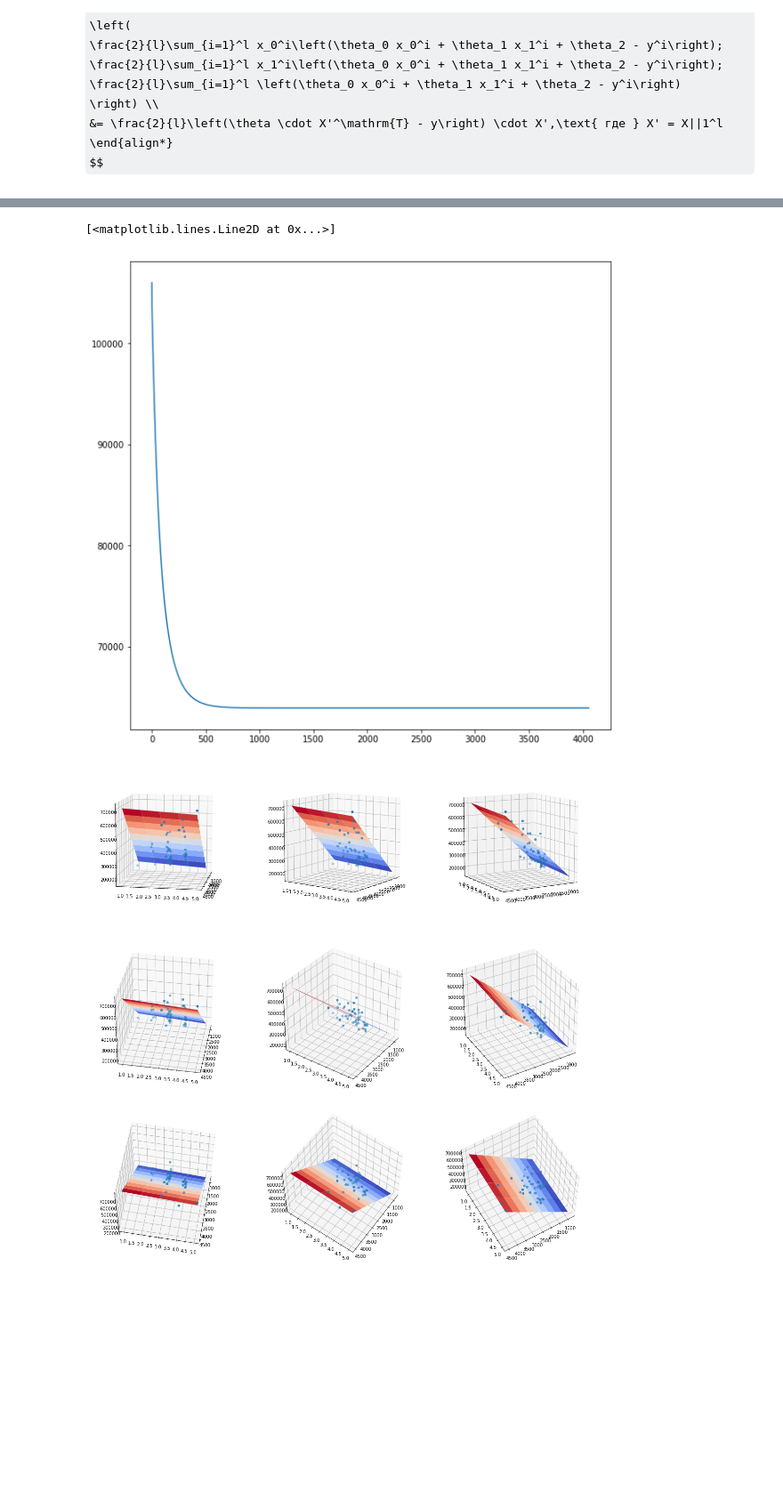
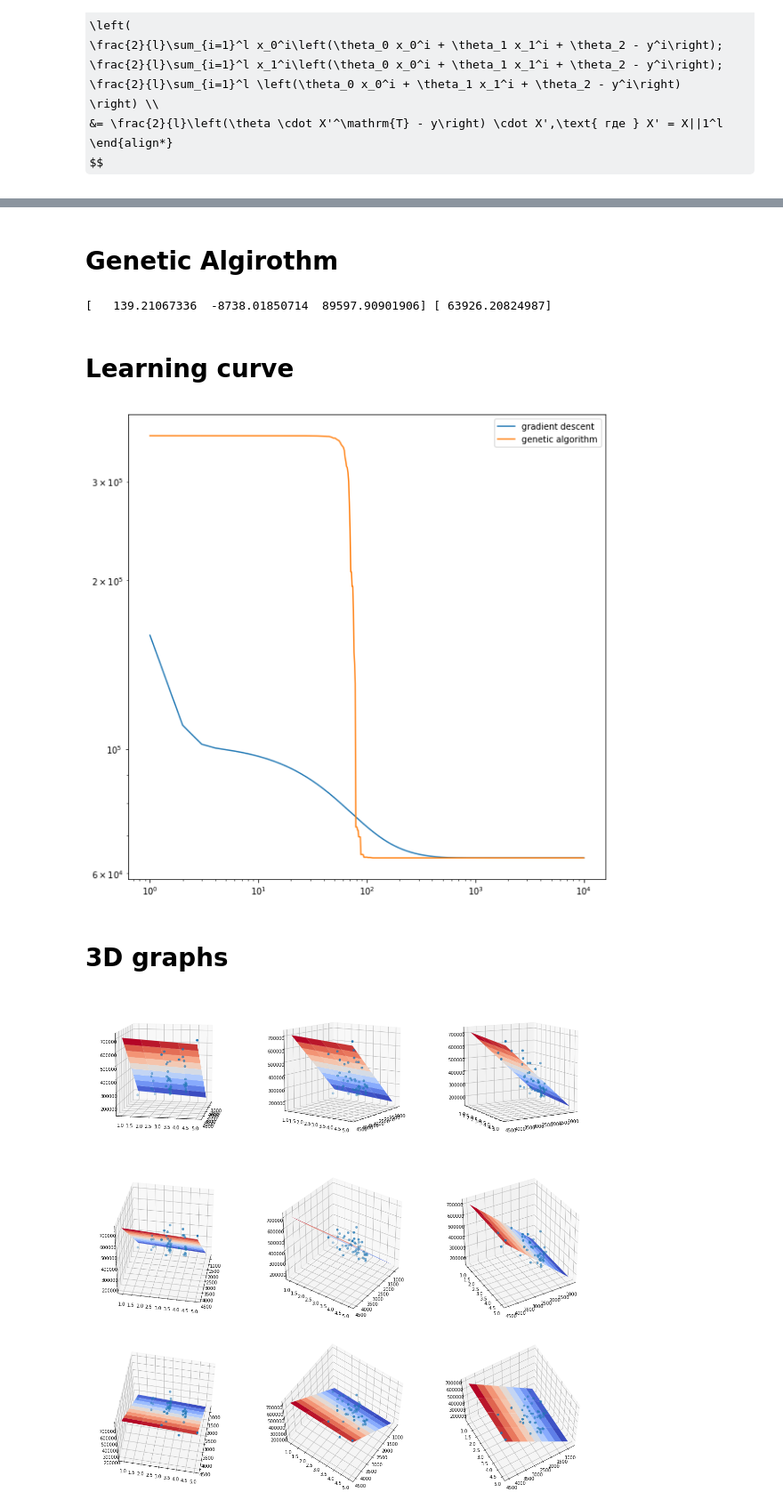
Before and after one commit to artemohanjanyan/ml-hw, a Jupyter notebook: linear-regression/linear.ipynb, the cells around one changed output, grey strips where cells are left out. Shown at 89% size. Drawn from its saved outputs; the diff is of its cells as text; code cells hidden in the pictures; some formulas as TeX source; blank space fills up the shorter version.

Commit message:
Add genetic algorithm

```diff
--- a/linear-regression/linear.ipynb
+++ b/linear-regression/linear.ipynb
@@ -107,10 +108,59 @@ print(best_theta, best_deviation)
+# %% [markdown]
+# Genetic Algirothm
+# %%
+NP = 100
+F  = 0.9
+
+np.random.seed(SEED)
+arange = np.arange(NP)
+
+x_theta = (np.random.rand(NP, X.shape[1]) - 0.5) * 2
+
+best_thetas = []
+best_deviations = []
+
+for step in range(MAX_STEP_N):
+    x_deviation = deviation(Xn, Y, x_theta)
+    x_deviation_argmin = np.argmin(x_deviation)
+    best_thetas.append(x_theta[x_deviation_argmin])
+
+    r1 = np.random.permutation(NP)
+    r2 = np.random.permutation(NP)
+    r3 = np.random.permutation(NP)
+
+    u_theta = x_theta[r1] + F * (x_theta[r2] - x_theta[r3])
+    u_deviation = deviation(Xn, Y, u_theta)
+
+    xu_theta = np.stack([x_theta, u_theta], axis = 1)
+    xu_deviation = np.stack([x_deviation, u_deviation], axis = 1)
+
+    xu_theta_argmin = np.argmin(xu_deviation, axis = 1)
+    x_theta = xu_theta[arange, xu_theta_argmin]
+
+x_deviation = deviation(X, Y, x_theta)
+x_deviation_argmin = np.argmin(x_deviation)
+best_thetas.append(x_theta[x_deviation_argmin])
+
+best_thetas = best_thetas / Xk
+best_deviation = deviation(X, Y, [best_thetas[-1]])
+# %%
+print(best_thetas[-1], best_deviation)
+# %% [output]
+[   139.21067336  -8738.01850714  89597.90901906] [ 63926.20824987]
+# %% [markdown]
+# Learning curve
 # %%
-curve_deviations = deviation(X, Y, best_curve)
+descent_deviations = deviation(X, Y, best_curve)
+genetic_deviations = deviation(X, Y, best_thetas)
 plt.figure(figsize=(10, 10))
-plt.plot(np.arange(0, curve_deviations.shape[0]), curve_deviations)
+plt.loglog(np.arange(0, descent_deviations.shape[0]), descent_deviations, label="gradient descent")
+plt.loglog(np.arange(0, genetic_deviations.shape[0]), genetic_deviations, label="genetic algorithm")
+plt.legend()
+plt.show()
 # %% [output]
-[<matplotlib.lines.Line2D at 0x...>]
-[figure, old version]
+[figure, new version]
+# %% [markdown]
+# 3D graphs
 # %%
 xmin = np.min(X, 0)
 xmax = np.max(X, 0)
```
Also changed, not shown: parts of 6 cells of this notebook.
